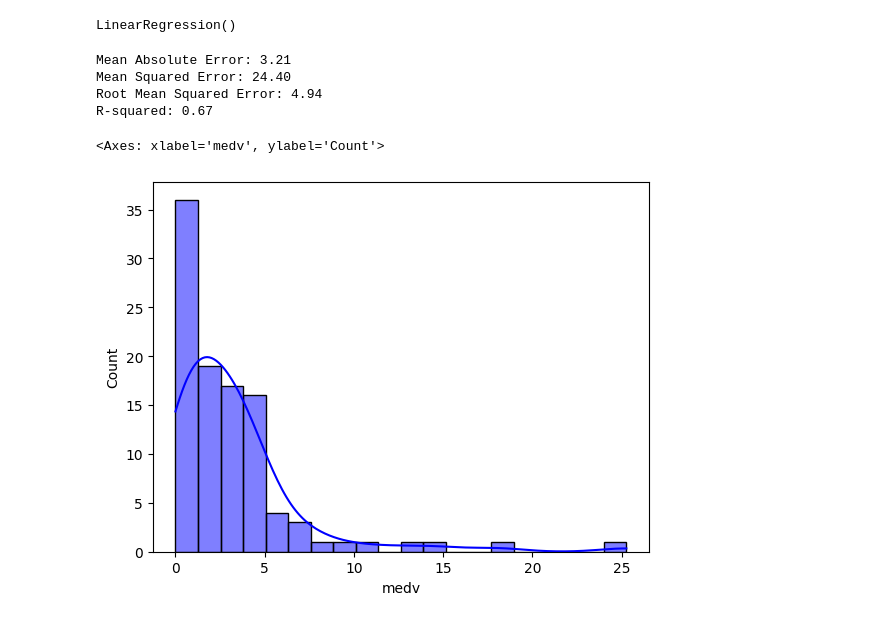
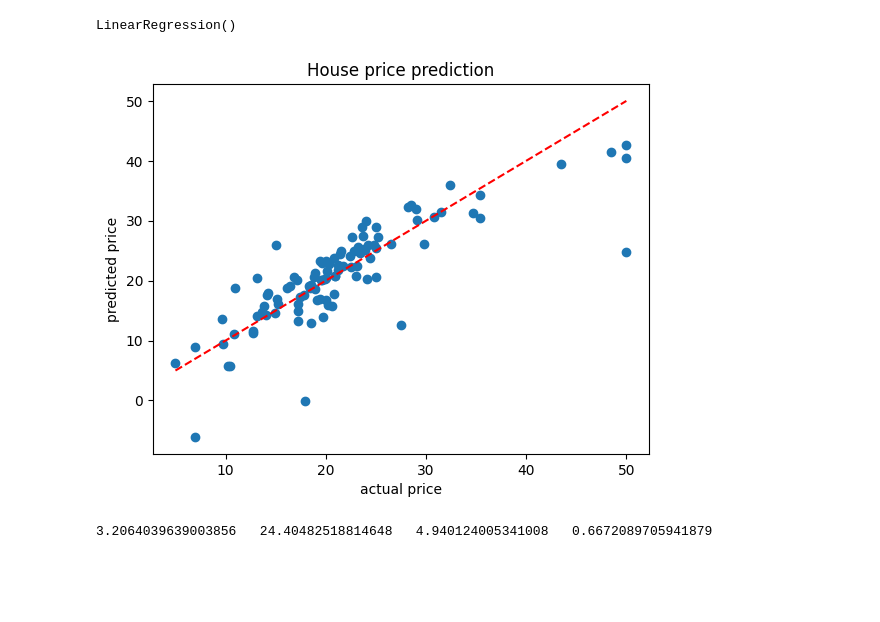
Before and after one commit to Kunals0612/TE_Lab_Assignments, a Jupyter notebook: DSBDAL/Assignment8.ipynb, the cells around one changed output. Drawn from its saved outputs; the diff is of its cells as text; code cells hidden in the pictures; blank space fills up the shorter version.

```diff
--- a/DSBDAL/Assignment8.ipynb
+++ b/DSBDAL/Assignment8.ipynb
@@ -36,5 +97,4 @@ X_train, X_test, y_train, y_test = train_test_split(X, y, test_size=0.2, random_
 # %%
-# Standardize the data
-scaler=StandardScaler()
-X_train_scaled=scaler.fit_transform(X_train)
-X_test_scaled=scaler.transform(X_test)
+scaler = StandardScaler()
+X_train_Scaled = scaler.fit_transform(X_train)
+X_test_Scaled = scaler.transform(X_test)
@@ -46,6 +101,5 @@ X_test_scaled=scaler.transform(X_test)
 # %%
-# Train the model
-model=LinearRegression()
-model.fit(X_train_scaled, y_train)
+model = LinearRegression()
+model.fit(X_train_Scaled, y_train)
 # %% [output]
 LinearRegression()
@@ -55,23 +106,20 @@ y_pred=model.predict(X_test_scaled)
+# %%
+y_pred = model.predict(X_test_Scaled)
+# %%
+plt.scatter(y_test,y_pred)
+plt.plot([y.min(), y.max()], [y.min(), y.max()], 'r--')
+plt.xlabel('actual price')
+plt.ylabel('predicted price')
+plt.title('House price prediction')
+plt.show()
+# %% [output]
+[figure, added]
 # %%
-# Evaluate the model
-mae = mean_absolute_error(y_test, y_pred)
-mse = mean_squared_error(y_test, y_pred)
+mae = metrics.mean_absolute_error(y_test, y_pred)
+mse = metrics.mean_squared_error(y_test, y_pred)
 rmse = np.sqrt(mse)
-r2 = r2_score(y_test, y_pred)
+r2 = metrics.r2_score(y_test, y_pred)
 
-print(f"Mean Absolute Error: {mae:.2f}")
-print(f"Mean Squared Error: {mse:.2f}")
-print(f"Root Mean Squared Error: {rmse:.2f}")
-print(f"R-squared: {r2:.2f}")
+print(mae," ", mse, " ", rmse, " ", r2)
 # %% [output]
-Mean Absolute Error: 3.21
-Mean Squared Error: 24.40
-Root Mean Squared Error: 4.94
-R-squared: 0.67
+3.2064039639003856   24.40482518814648   4.940124005341008   0.6672089705941879
-# %%
-# Plot the residuals
-residuals = abs(y_test - y_pred)
-sns.histplot(residuals, kde=True, color='blue')
-# %% [output]
-<Axes: xlabel='medv', ylabel='Count'>
-[figure, removed]
```
Also changed, not shown: parts of 12 cells of this notebook.
